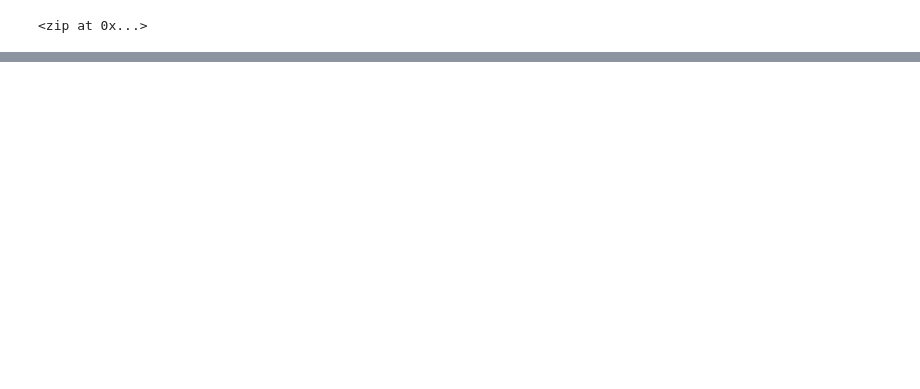
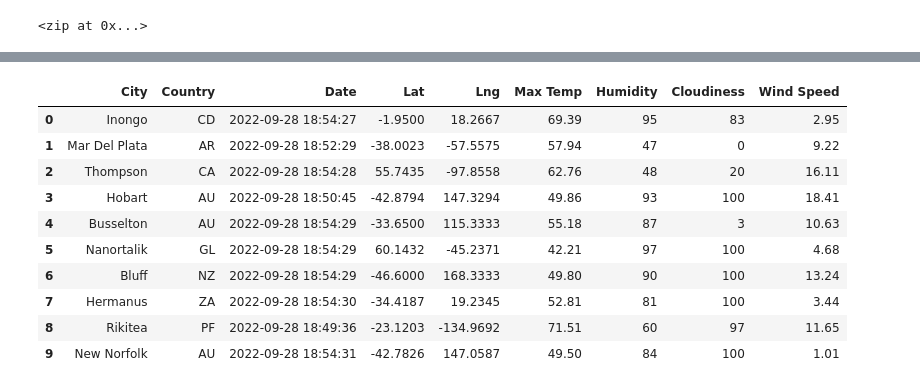
Before and after one commit to J0HN-MAC/World_Weather_Analysis, a Jupyter notebook: WeatherPy.ipynb, the cells around one changed output, grey strips where cells are left out. Cells and saved outputs as stored; diff of their text form; code cells hidden in the pictures; blank space fills up the shorter version.

```diff
--- a/WeatherPy.ipynb
+++ b/WeatherPy.ipynb
@@ -31,0 +145,16 @@ len(cities)
+# %%
+new_column_order = ["City", "Country", "Date", "Lat", "Lng", "Max Temp", "Humidity", "Cloudiness", "Wind Speed"]
+city_data_df = city_data_df[new_column_order]
+city_data_df.head(10)
+# %% [output]
+|  | City | Country | Date | Lat | Lng | Max Temp | Humidity | Cloudiness | Wind Speed |
+| 0 | Inongo | CD | 2022-09-28 18:54:27 | -1.9500 | 18.2667 | 69.39 | 95 | 83 | 2.95 |
+| 1 | Mar Del Plata | AR | 2022-09-28 18:52:29 | -38.0023 | -57.5575 | 57.94 | 47 | 0 | 9.22 |
+| 2 | Thompson | CA | 2022-09-28 18:54:28 | 55.7435 | -97.8558 | 62.76 | 48 | 20 | 16.11 |
+| 3 | Hobart | AU | 2022-09-28 18:50:45 | -42.8794 | 147.3294 | 49.86 | 93 | 100 | 18.41 |
+| 4 | Busselton | AU | 2022-09-28 18:54:29 | -33.6500 | 115.3333 | 55.18 | 87 | 3 | 10.63 |
+| 5 | Nanortalik | GL | 2022-09-28 18:54:29 | 60.1432 | -45.2371 | 42.21 | 97 | 100 | 4.68 |
+| 6 | Bluff | NZ | 2022-09-28 18:54:29 | -46.6000 | 168.3333 | 49.80 | 90 | 100 | 13.24 |
+| 7 | Hermanus | ZA | 2022-09-28 18:54:30 | -34.4187 | 19.2345 | 52.81 | 81 | 100 | 3.44 |
+| 8 | Rikitea | PF | 2022-09-28 18:49:36 | -23.1203 | -134.9692 | 71.51 | 60 | 97 | 11.65 |
+| 9 | New Norfolk | AU | 2022-09-28 18:54:31 | -42.7826 | 147.0587 | 49.50 | 84 | 100 | 1.01 |
```
Also changed, not shown: parts of 8 cells of this notebook, 2 other files.
